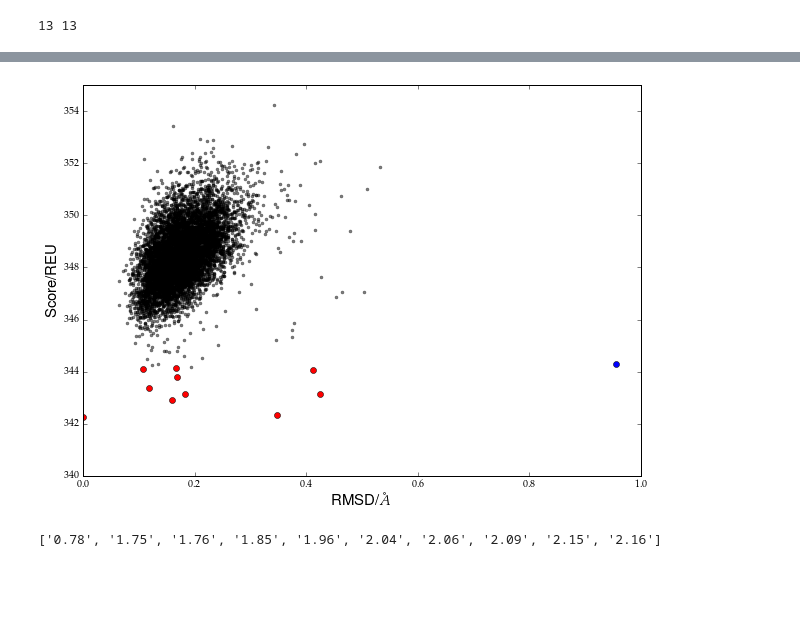
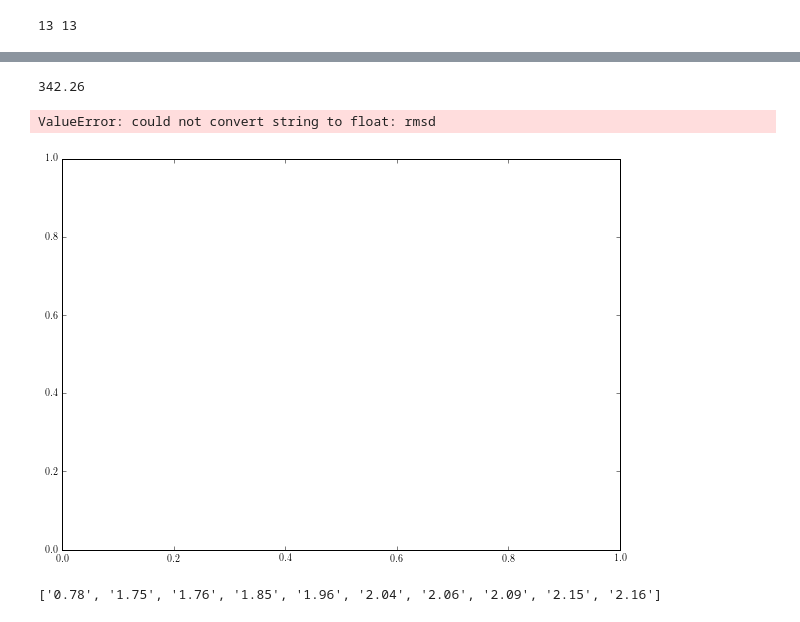
Before and after one commit to xiaotongzuo/Research, a Jupyter notebook: PyRosetta/Code/plot_0326.ipynb, the cells around one changed output, grey strips where cells are left out. Saved outputs shown, nothing was run; the diff lists cells and outputs as text; code cells hidden in the pictures; blank space fills up the shorter version.

```diff
--- a/PyRosetta/Code/plot_0326.ipynb
+++ b/PyRosetta/Code/plot_0326.ipynb
@@ -52,6 +53,9 @@ with open(path+'m2_RMSD.csv','r+') as f:
     for line in f.readlines():
         score.append(line.split(',')[1].split()[0])
         rmsd.append(line.split(',')[3].split()[0])
+print score[0]
+# %% [output]
+342.26
 # %%
 score.remove(score[-1])
 # %%
@@ -60,18 +64,18 @@ rmsd.remove(rmsd[-1])
 score_top10=score[:10]
 rmsd_top10=rmsd[:10]
 # %%
-
 fig2, ax2 = plt.subplots(figsize=(10,7))
 ax2.plot(rmsd,score,'o',alpha=0.5,c='k',markersize=3)
 ax2.plot(rmsd_top10,score_top10,'o',c='red',markersize=6)
 ax2.plot(0.956105944,344.31,'o',c='blue',markersize=6)
 ax2.set_xlim(0,1)
 ax2.set_ylim(340,355)
-ax2.set_ylabel('Score/REU',fontsize=15)
-ax2.set_xlabel('RMSD/'+r'$\AA$',fontsize=15)
+ax2.set_ylabel('Score/REU',fontsize=17)
+ax2.set_xlabel('RMSD/'+r'$\AA$',fontsize=17)
 fig2.savefig(path+'M2_RMSD.png')
 # %% [output]
+ValueError: could not convert string to float: rmsd
-[figure, old version]
+[figure, new version]
 # %%
 score_ACICU=[]
 rmsd_ACICU=[]
```
Also changed, not shown: parts of 6 cells of this notebook, 1 other file.
